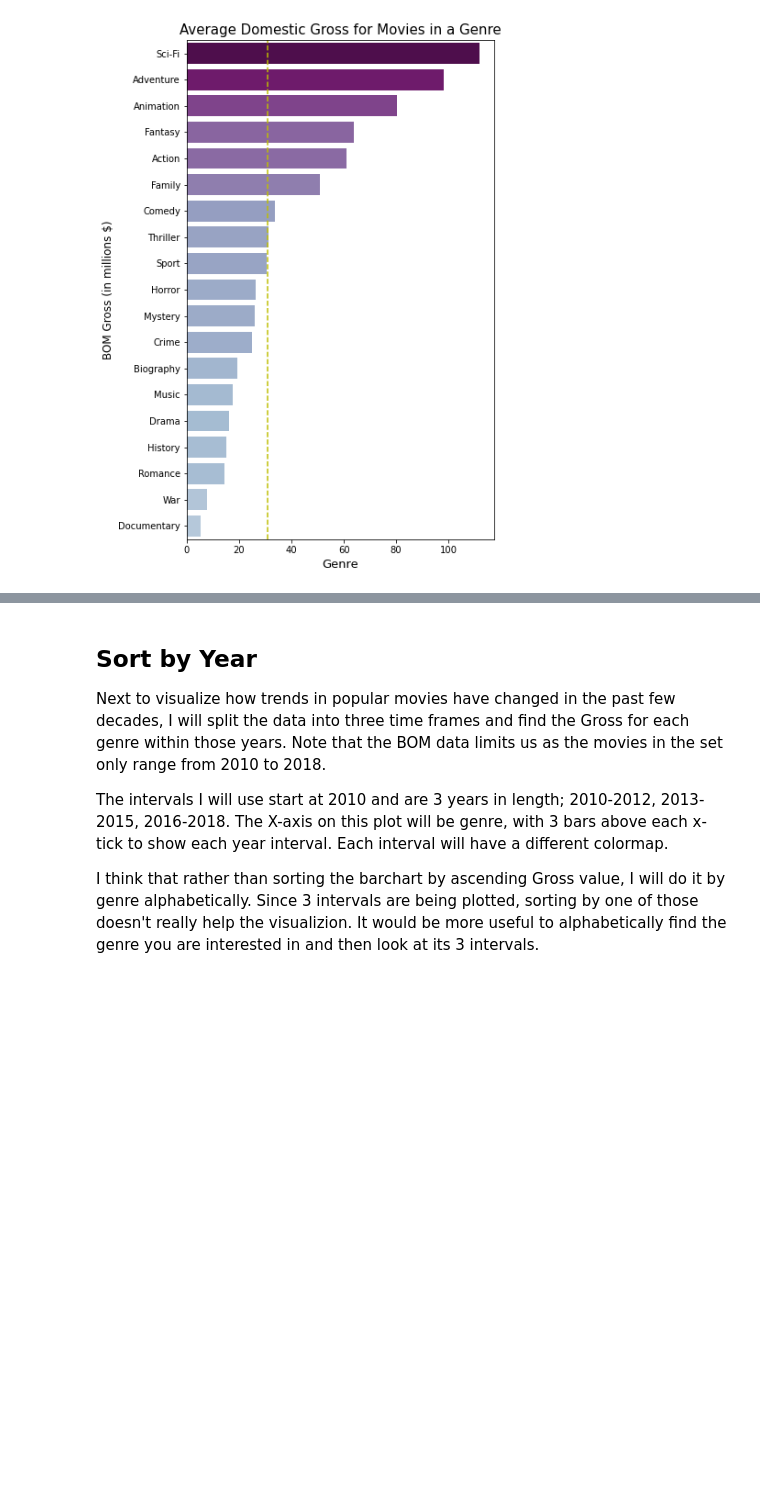
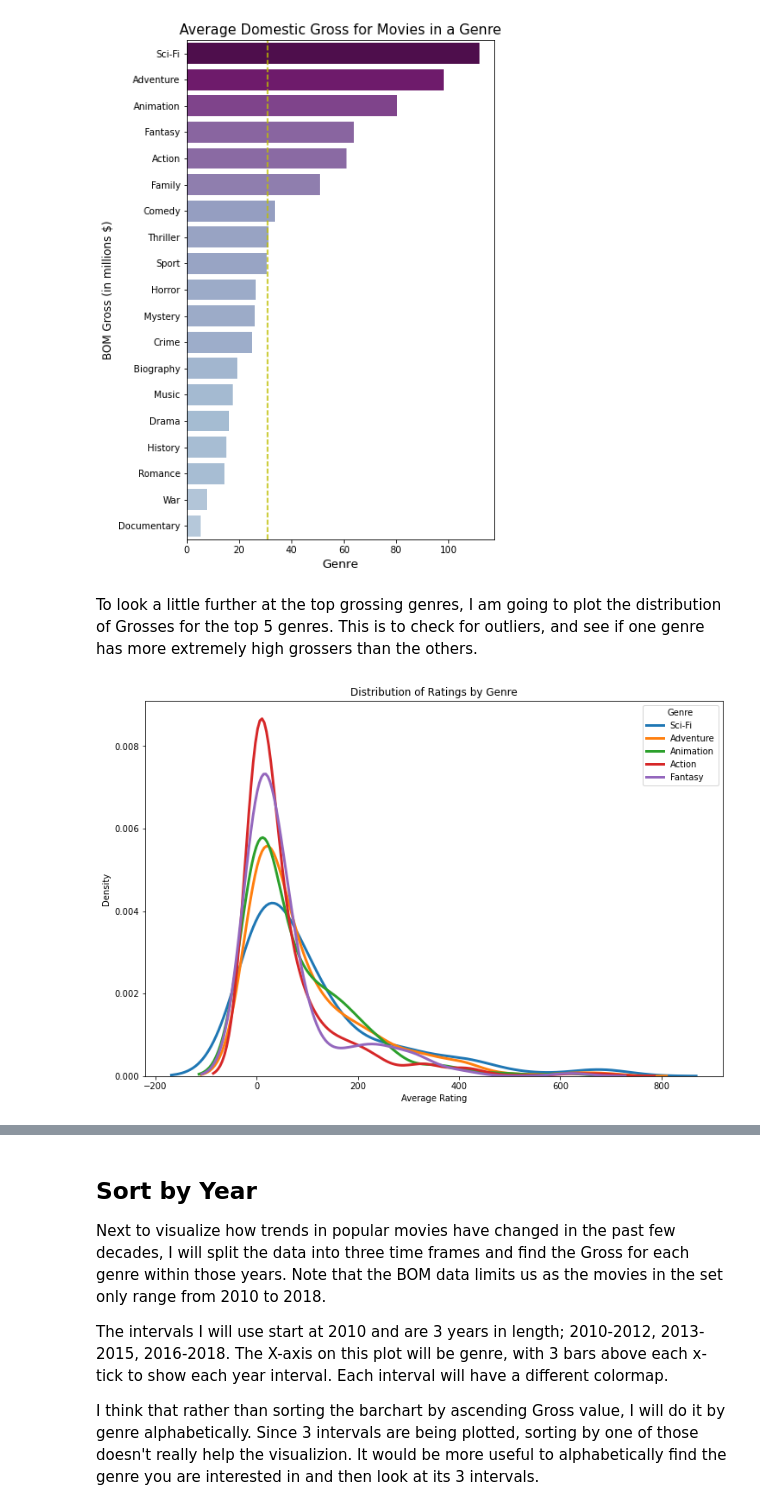
Before and after one commit to jonnyhof/phase1_project, a Jupyter notebook: movie_analysis.ipynb, the cells around one changed output, grey strips where cells are left out. Drawn from its saved outputs; the diff is of its cells as text; code cells hidden in the pictures; blank space fills up the shorter version.

```diff
--- a/movie_analysis.ipynb
+++ b/movie_analysis.ipynb
@@ -144,7 +152,7 @@ Please refer to the bom_fuzzy.ipynb file for details on how this was done. At th
 # %%
 # Let's take a peek at what these matches look like
 
-bom_fuzzy_matches = pd.read_csv('bom_fuzzy_matches.csv')
+bom_fuzzy_matches = pd.read_csv('data/bom_fuzzy_matches.csv')
 # %%
 bom_fuzzy_matches.head()
 # %% [output]
@@ -563,3 +571,26 @@ ax.set_title('Average Domestic Gross for Movies in a Genre', fontsize=15);
 # fig.savefig('images/average_gross_genres.jpg', bbox_inches = "tight")
 # %% [output]
 [figure]
+# %% [markdown]
+To look a little further at the top grossing genres, I am going to plot the distribution of Grosses for the top 5 genres. This is to check for outliers, and see if one genre has more extremely high grossers than the others.
+# %%
+plot_genres = ['Sci-Fi', 'Adventure', 'Animation', 'Action', 'Fantasy']
+
+fig, ax = plt.subplots(figsize=(12,8))
+
+for genre in plot_genres:
+    # Subset to the genre
+    subset = df[df[genre] == True]
+
+    # Draw the density plot
+    sns.distplot(subset['domestic_gross'], hist = False, kde = True,
+                 kde_kws = {'linewidth': 3},
+                 label = genre)
+
+# Plot formatting
+plt.legend(prop={'size': 10}, title = 'Genre', ncol=1)
+plt.title('Distribution of Ratings by Genre')
+plt.xlabel('Average Rating')
+plt.ylabel('Density');
+# %% [output]
+[figure, added]
```
Also changed, not shown: parts of 13 cells of this notebook, 2 other files.
